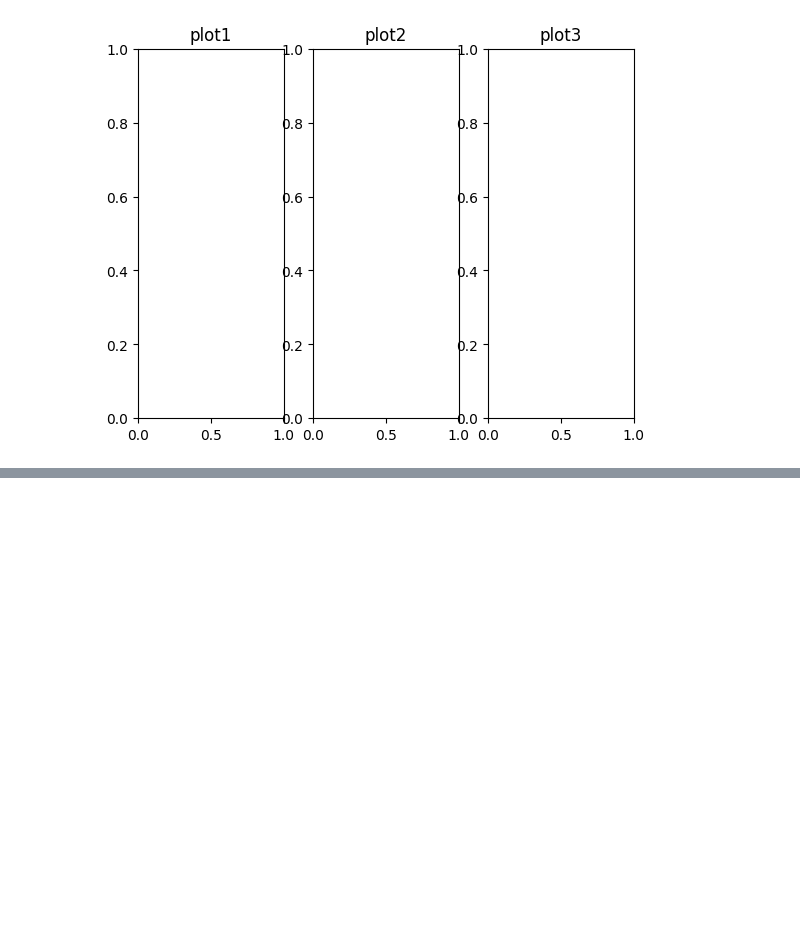
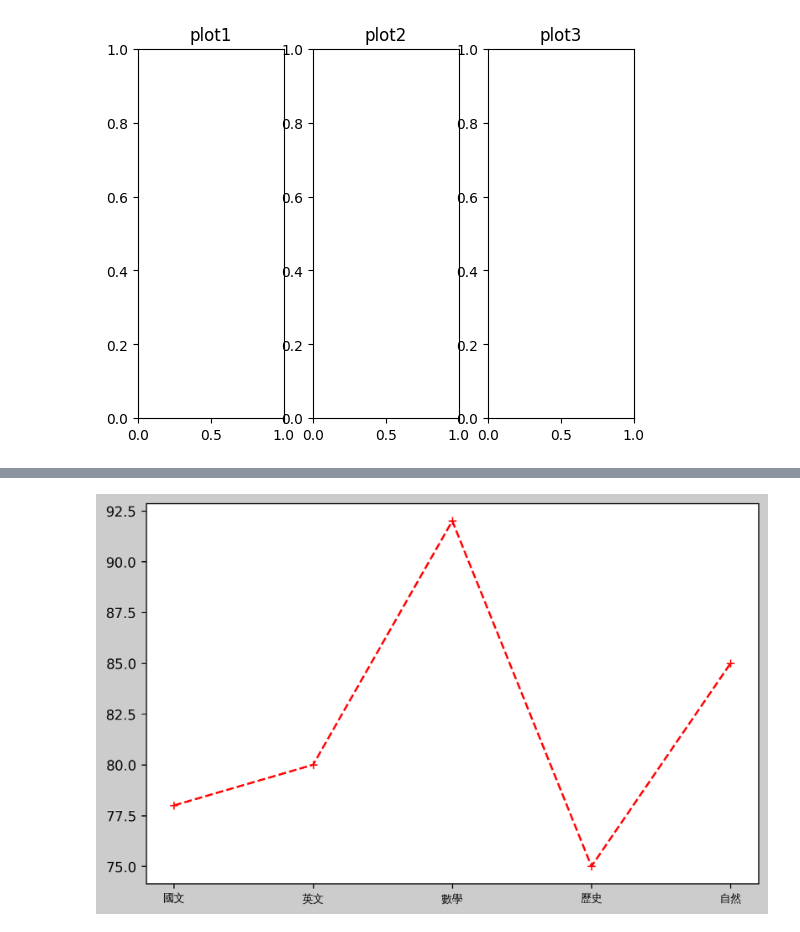
Before and after one commit to lf0116/lf_0116, a Jupyter notebook: lesson14_1.ipynb, the cells around one changed output, grey strips where cells are left out. Cells and saved outputs as stored; diff of their text form; code cells hidden in the pictures; blank space fills up the shorter version.

```diff
--- a/lesson14_1.ipynb
+++ b/lesson14_1.ipynb
@@ -32,0 +59,22 @@ Text(0.5, 1.0, 'plot3')
+# %%
+#使用codespace安裝中文字型
+#install 要加y
+#命令列：sudo apt-get update -y
+#命令列：sudo apt-get install -y fonts-wqy-zenhei
+
+import matplotlib. pyplot as plt
+from matplotlib.font_manager import FontProperties
+font = FontProperties(fname = '/usr/share/fonts/truetype/wqy/wqy-zenhei.ttc', size = 8)
+font1 = FontProperties(fname = '/usr/share/fonts/truetype/wqy/wqy-zenhei.ttc', size = 12)
+
+student1 = {'國文':78, '英文':80, '數學':92, '歷史':75, '自然': 85}
+student1.keys() #傳出keys
+student1.values()
+
+figure = plt.figure(figsize = (8,5), dpi = 250, facecolor = '#cccccc')
+axes1 = figure.add_subplot()
+axes1.plot(student1.keys(), student1.values(), 'r--+', label = 'student1')
+axes1.set_xticklabels(student1.keys(),fontproperties = font)
+plt.show()
+# %% [output]
+[figure, added]
```
Also changed, not shown: parts of 2 cells of this notebook.
